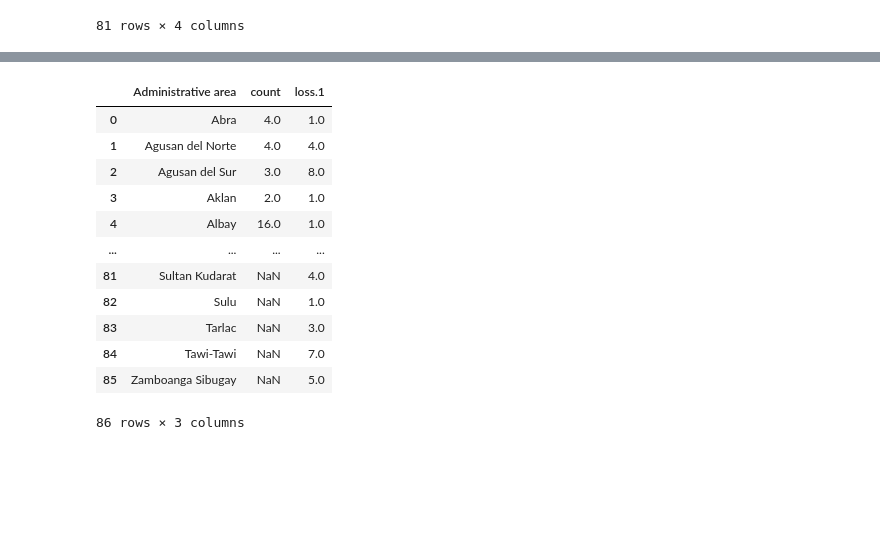
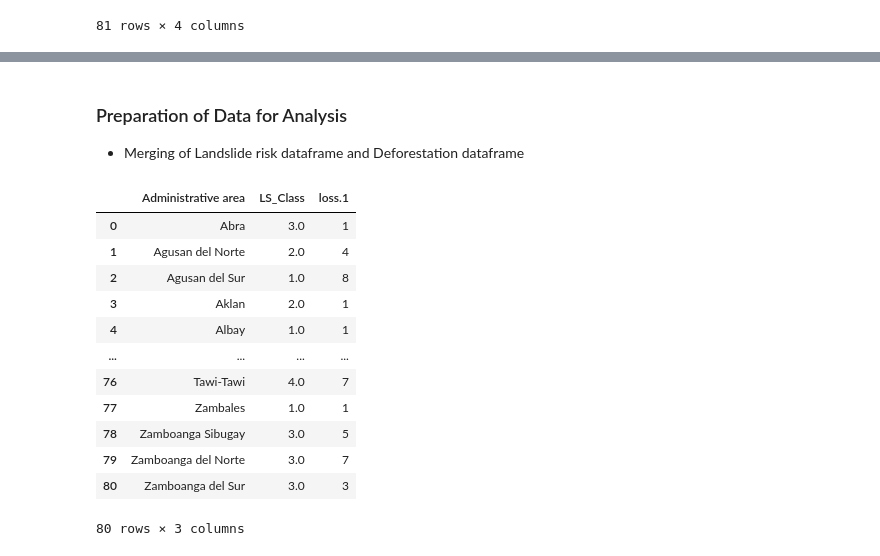
Before and after one commit to AlexDiata/ITBA_3205_Eart-Benders, a Jupyter notebook: Codes/LandSlideRisk.ipynb, the cells around one changed output, grey strips where cells are left out. Drawn from its saved outputs; the diff is of its cells as text; code cells hidden in the pictures; blank space fills up the shorter version.

```diff
--- a/Codes/LandSlideRisk.ipynb
+++ b/Codes/LandSlideRisk.ipynb
@@ -6,0 +14,6 @@ import matplotlib.pyplot as plt
+# %%
+url = 'https://raw.githubusercontent.com/AlexDiata/ITBA_3205_Eart-Benders/main/DATASET/phl_ica_landsliderisk_geonode_mar2014.csv'
+df = pan.read_csv(url)
+to_drop = ['FID','the_geom','iso3','adm0_name', 'LS_Risk' ]
+new_df = df.drop(to_drop, inplace=True, axis=1)
+display(df)
@@ -6,0 +34,4 @@ import matplotlib.pyplot as plt
+# %%
+gdf = df.groupby('adm1_name')['LS_Class'].mean().round(0).reset_index()
+
+display(gdf)
@@ -6,0 +57,4 @@ import matplotlib.pyplot as plt
+# %%
+gdf2 = df.groupby('adm2_name')['LS_Class'].mean().round(0).reset_index()
+gdf2.columns = gdf.columns.str.replace('adm1_name', 'Administrative area')
+display(gdf2)
@@ -196,19 +285,24 @@ plt.show()
+# %% [markdown]
+### Preparation of Data for Analysis
+
+*   Merging of Landslide risk dataframe and Deforestation dataframe
 # %%
-mergedf = df.merge(df2, on='Administrative area', how='outer')
+mergede = gdf2.merge(df2, on='Administrative area', how='inner')
+mergede = mergede[mergede["Administrative area"].str.contains("Quirino") == False]
 to_drop3 = ['Tree cover.1','Tree cover.2',]
-mergedf.drop(to_drop3, inplace=True, axis=1)
-display(mergedf)
+mergede.drop(to_drop3, inplace=True, axis=1)
+display(mergede)
 # %% [output]
-|  | Administrative area | count | loss.1 |
-| 0 | Abra | 4.0 | 1.0 |
-| 1 | Agusan del Norte | 4.0 | 4.0 |
-| 2 | Agusan del Sur | 3.0 | 8.0 |
-| 3 | Aklan | 2.0 | 1.0 |
-| 4 | Albay | 16.0 | 1.0 |
+|  | Administrative area | LS_Class | loss.1 |
+| 0 | Abra | 3.0 | 1 |
+| 1 | Agusan del Norte | 2.0 | 4 |
+| 2 | Agusan del Sur | 1.0 | 8 |
+| 3 | Aklan | 2.0 | 1 |
+| 4 | Albay | 1.0 | 1 |
 | ... | ... | ... | ... |
-| 81 | Sultan Kudarat | NaN | 4.0 |
-| 82 | Sulu | NaN | 1.0 |
-| 83 | Tarlac | NaN | 3.0 |
-| 84 | Tawi-Tawi | NaN | 7.0 |
-| 85 | Zamboanga Sibugay | NaN | 5.0 |
+| 76 | Tawi-Tawi | 4.0 | 7 |
+| 77 | Zambales | 1.0 | 1 |
+| 78 | Zamboanga Sibugay | 3.0 | 5 |
+| 79 | Zamboanga del Norte | 3.0 | 7 |
+| 80 | Zamboanga del Sur | 3.0 | 3 |
-86 rows × 3 columns
+80 rows × 3 columns
```
Also changed, not shown: parts of 31 cells of this notebook.
